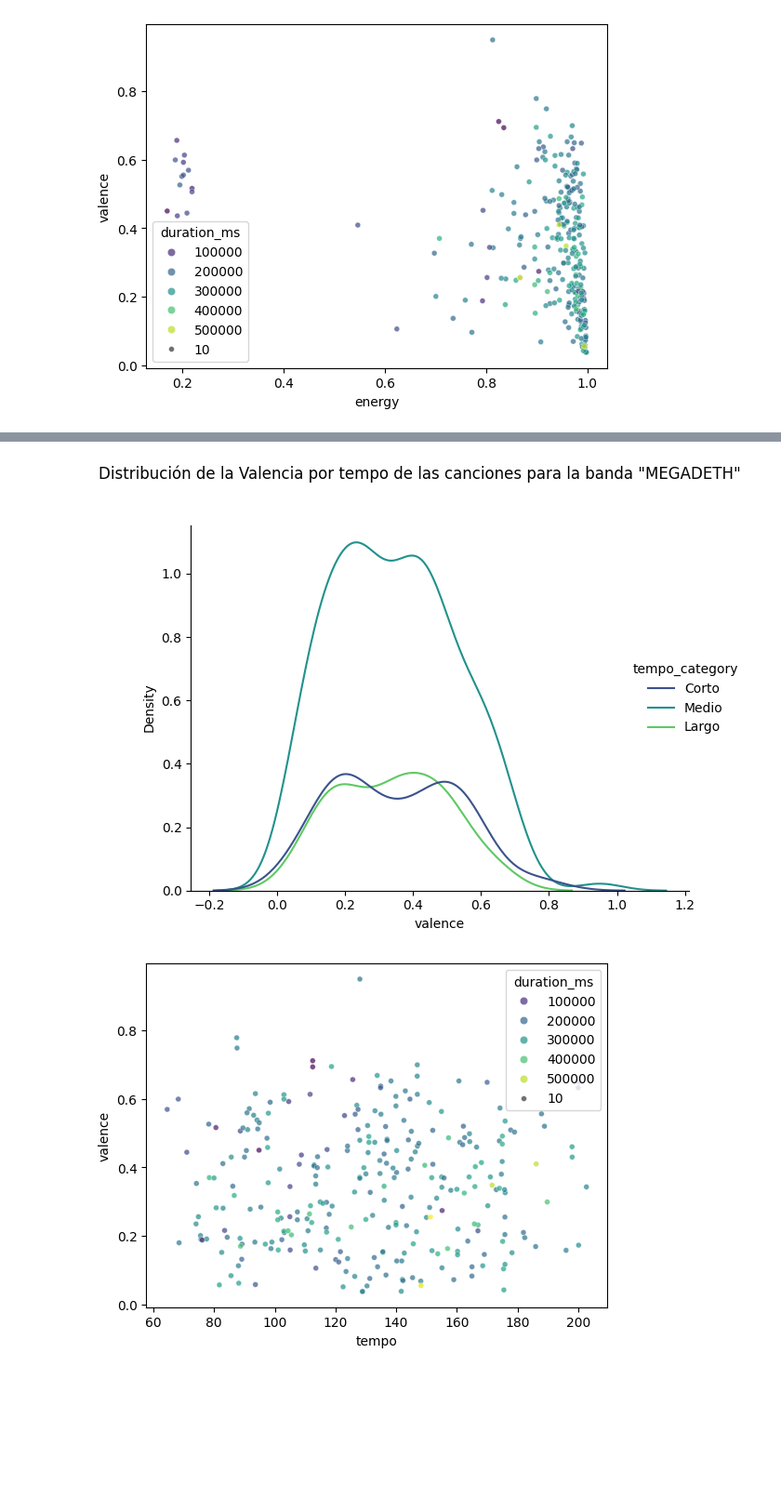
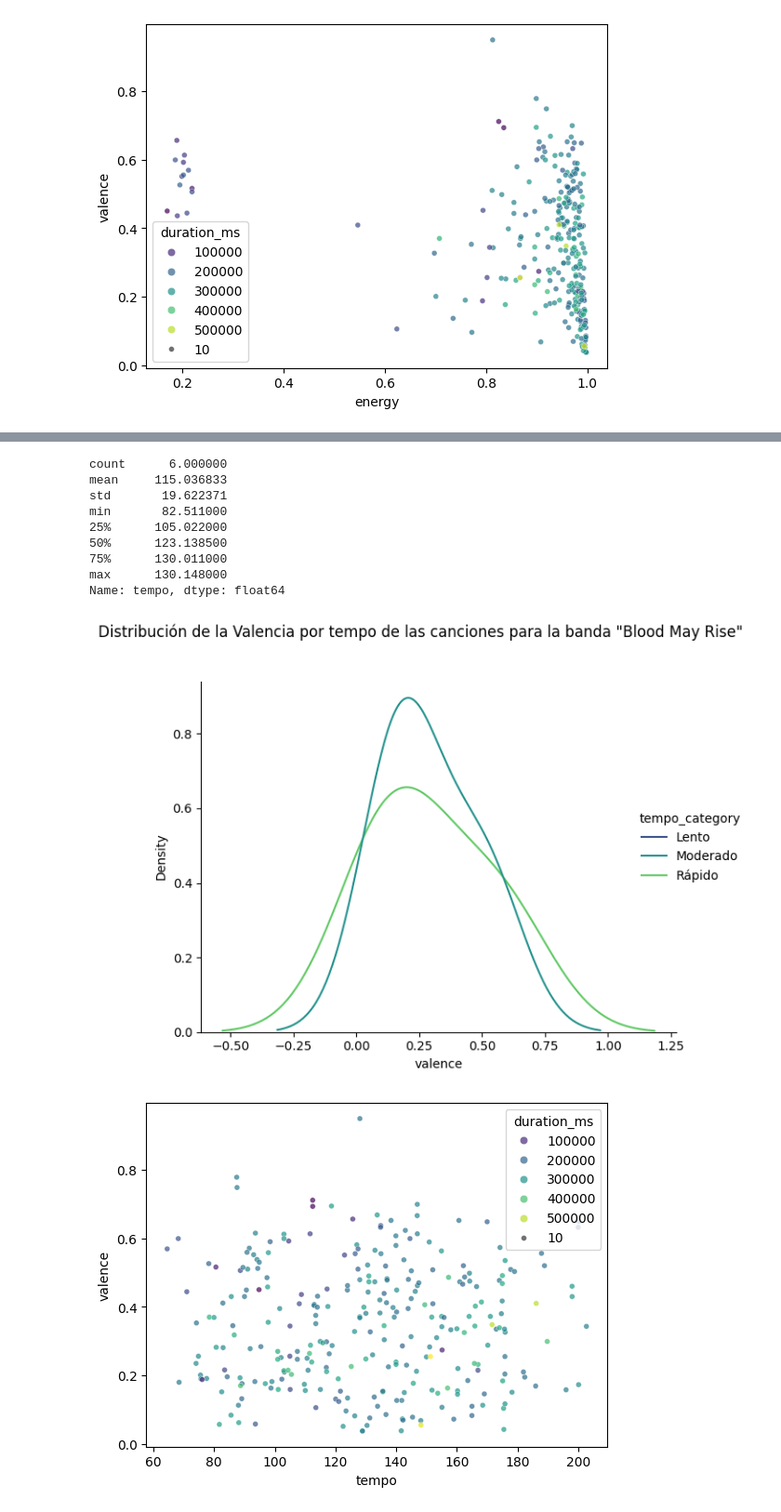
Before and after one commit to chainReactionCol/newRep, a Jupyter notebook: spotifyApiConnection.ipynb, the cells around one changed output, grey strips where cells are left out. Shown at 93% size. Drawn from its saved outputs; the diff is of its cells as text; code cells hidden in the pictures; blank space fills up the shorter version.

```diff
--- a/spotifyApiConnection.ipynb
+++ b/spotifyApiConnection.ipynb
@@ -584,7 +584,7 @@ def get_tracks_from_album_ids(token, album_ids):
 
     return all_tracks
 # %%
-artist_id = '1Yox196W7bzVNZI7RBaPnf'
+artist_id = '4hXQr6dceuzWxBlbLLMCmI'
 album_ids = get_albums_from_artist_id(token, artist_id)
 tracks = get_tracks_from_album_ids(token, album_ids)
 # %%
@@ -769,7 +751,7 @@ min_duration = df_BMR_Features['duration_ms'].min()
 max_duration = df_BMR_Features['duration_ms'].max()
 mean_duration=df_BMR_Features['duration_ms'].mean()
 STD=df_BMR_Features['duration_ms'].std()
-bins = [min_duration,mean_duration-STD ,mean_duration+STD, max_duration]  # Ejemplo de límites en milisegundos
+bins = [0,18000 ,360000,600000 ]  # Ejemplo de límites en milisegundos
 labels = ['Corto', 'Medio', 'Largo']
 df_BMR_Features['Duracion'] = pd.cut(df_BMR_Features['duration_ms'], bins=bins, labels=labels)
 # %%
@@ -793,20 +780,37 @@ plt.show()
+# %%
+df_BMR_Features['tempo'].describe()
+# %% [output]
+count      6.000000
+mean     115.036833
+std       19.622371
+min       82.511000
+25%      105.022000
+50%      123.138500
+75%      130.011000
+max      130.148000
+Name: tempo, dtype: float64
 # %%
 min_tempo = df_BMR_Features['tempo'].min()
 max_tempo = df_BMR_Features['tempo'].max()
-mean_tempo=df_BMR_Features['tempo'].mean()
-STD_tempo=df_BMR_Features['tempo'].std()
-bins = [min_tempo,mean_tempo-STD_tempo ,mean_tempo+STD_tempo, max_tempo]  # Ejemplo de límites en milisegundos
-labels = ['Corto', 'Medio', 'Largo']
-df_BMR_Features['tempo_category'] = pd.cut(df_BMR_Features['tempo'], bins=bins, labels=labels)
+#mean_tempo=df_BMR_Features['tempo'].mean()
+#STD_tempo=df_BMR_Features['tempo'].std()
+# Definir los límites de los bins basados en la clasificación dada
+bins = [0, 66, 120, max_tempo]  # Los límites son 66 y 120 bpm según la clasificación tradicional
+
+# Crear las etiquetas para los bins
+labels = ['Lento', 'Moderado', 'Rápido']
+
+# Asignar las categorías de tempo a una nueva columna en el DataFrame
+df_BMR_Features['tempo_category'] = pd.cut(df_BMR_Features['tempo'], bins=bins, labels=labels, include_lowest=True)
 # %%
 # Crear un displot con hue basado en las categorías de duración
 g=sns.displot(data=df_BMR_Features, x='valence', hue='tempo_category', kind='kde', palette='viridis')
-g.fig.suptitle('Distribución de la Valencia por tempo de las canciones para la banda "MEGADETH"', y=1.03)
+g.fig.suptitle('Distribución de la Valencia por tempo de las canciones para la banda "Blood May Rise"', y=1.03)
 plt.tight_layout()
-plt.savefig('MEGADETH_tempo.png')
+plt.savefig('BmR_tempo.png')
 plt.show()
 # %% [output]
-[figure, old version]
+[figure, new version]
 # %%
 # Ajustando la opacidad y el tamaño de los puntos
 sns.scatterplot(data=df_BMR_Features, x='tempo', y='valence', hue='duration_ms', palette='viridis', alpha=0.7, size=10)
```
Also changed, not shown: parts of 28 cells of this notebook, 3 other files.
